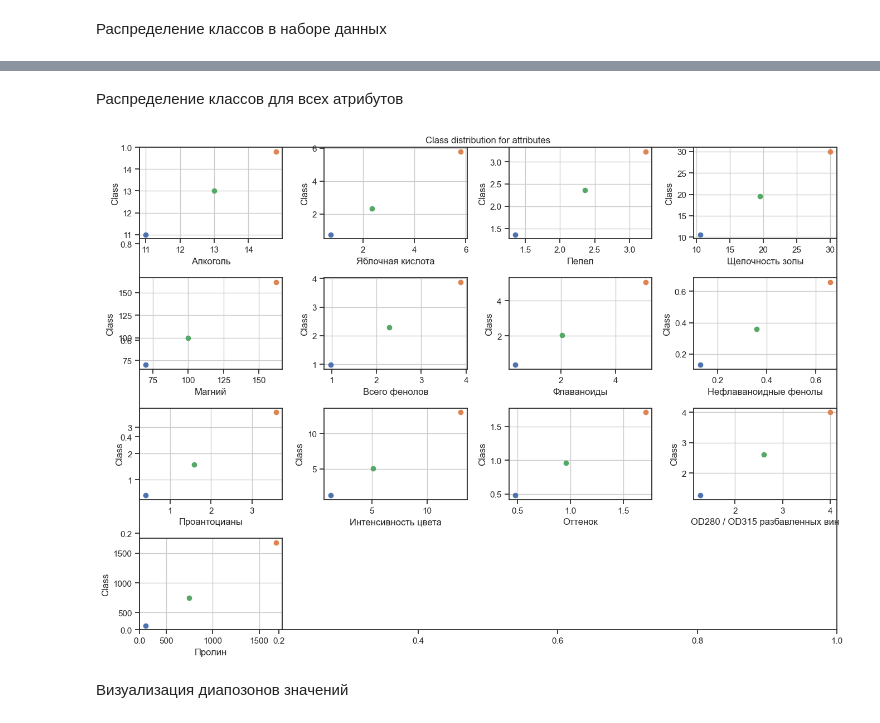
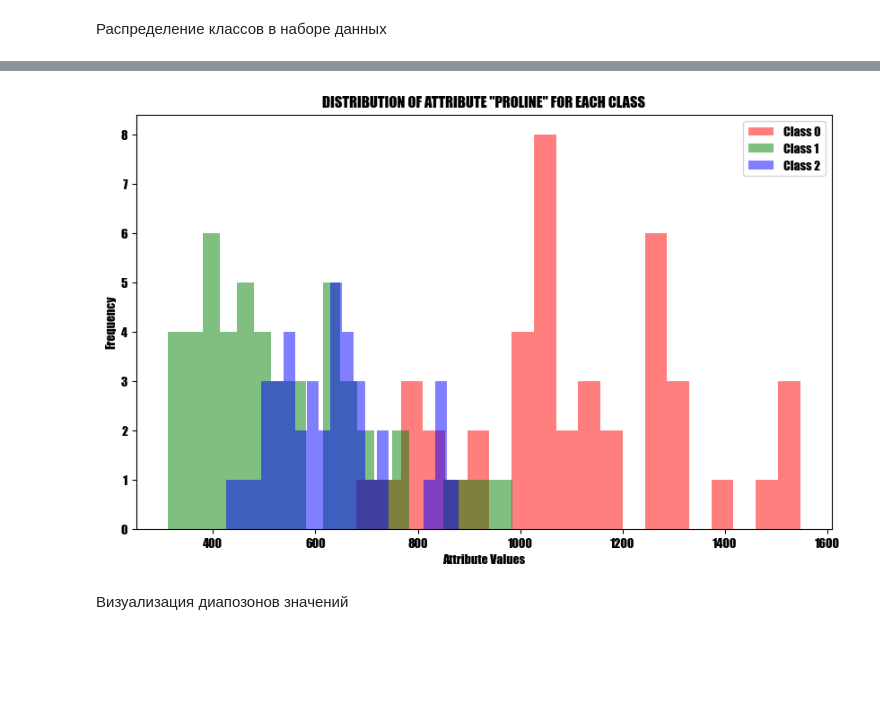
Before and after one commit to ayanasgba/big_data_labs, a Jupyter notebook: labWork4/lab4_Sagynbekova.ipynb, the cells around one changed output, grey strips where cells are left out. Saved outputs shown, nothing was run; the diff lists cells and outputs as text; code cells hidden in the pictures; blank space fills up the shorter version.

```diff
--- a/labWork4/lab4_Sagynbekova.ipynb
+++ b/labWork4/lab4_Sagynbekova.ipynb
@@ -456,44 +471,23 @@ plt.show()
-# %% [markdown]
-Распределение классов для всех атрибутов
-# %%
-# Sample data for all 13 attributes (you can replace this with your actual data)
-attributes_data = {
-    "Алкоголь": [11.0, 14.8, 13.0, 0.8],
-    "Яблочная кислота": [0.74, 5.80, 2.34, 1.12],
-    "Пепел": [1.36, 3.23, 2.36, 0.27],
-    "Щелочность золы": [10.6, 30.0, 19.5, 3.3],
-    "Магний": [70.0, 162.0, 99.7, 14.3],
-    "Всего фенолов": [0.98, 3.88, 2.29, 0.63],
-    "Флаваноиды": [0.34, 5.08, 2.03, 1.00],
-    "Нефлаваноидные фенолы": [0.13, 0.66, 0.36, 0.12],
-    "Проантоцианы": [0.41, 3.58, 1.59, 0.57],
-    "Интенсивность цвета": [1.3, 13.0, 5.1, 2.3],
-    "Оттенок": [0.48, 1.71, 0.96, 0.23],
-    "OD280 / OD315 разбавленных вин": [1.27, 4.00, 2.61, 0.71],
-    "Пролин": [278, 1680, 746, 315]
-}
-
-classes = ['class_0', 'class_1', 'class_2']
-
-plt.figure(figsize=(14, 10))
-plt.title("Class distribution for attributes")
-
-for i, (attribute, data) in enumerate(attributes_data.items(), 1):
-    plt.subplot(4, 4, i)
-
-    for j in classes:
-        x = [data[i] for i in range(len(classes)) if classes[i] == j]
-        y = [data[i] for i in range(len(classes)) if classes[i] == j]
-        plt.scatter(x, y, label=j)
-
-    plt.xlabel(attribute)
-    plt.ylabel('Class')
-    plt.grid(True)
-
-plt.tight_layout()
-plt.show()
-# %% [output]
-[figure, removed]
+# %%
+attribute_index = 12
+
+class_0 = X_train2[y_train2 == 0, attribute_index]
+class_1 = X_train2[y_train2 == 1, attribute_index]
+class_2 = X_train2[y_train2 == 2, attribute_index]
+
+plt.figure(figsize=(10, 6))
+
+plt.hist(class_0, bins=20, alpha=0.5, label='Class 0', color='r')
+plt.hist(class_1, bins=20, alpha=0.5, label='Class 1', color='g')
+plt.hist(class_2, bins=20, alpha=0.5, label='Class 2', color='b')
+
+plt.xlabel('Attribute Values')
+plt.ylabel('Frequency')
+plt.title('Distribution of attribute "{}" for Each Class'.format(wine_dataset.feature_names[attribute_index]).upper())
+plt.legend()
+plt.show()
+# %% [output]
+[figure, added]
 # %% [markdown]
 Визуализация диапозонов значений
 # %%
```
Also changed, not shown: parts of 47 cells of this notebook.
